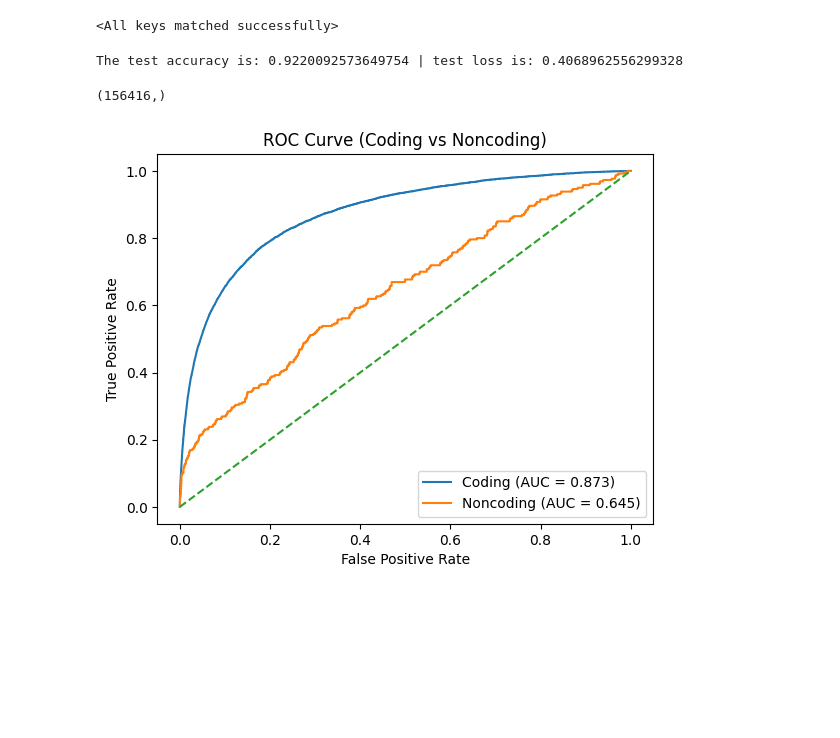
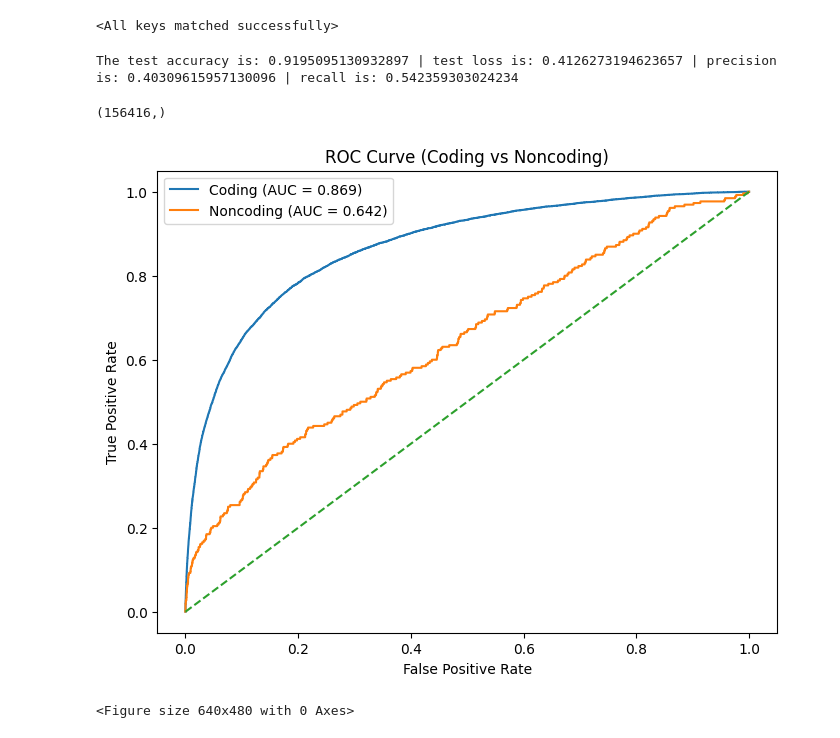
Before and after one commit to Anskira/Predicting-the-pathogenecity-of-genetic-variants, a Jupyter notebook: Notebooks/model_training.ipynb, the cells around one changed output. Saved outputs shown, nothing was run; the diff lists cells and outputs as text; code cells hidden in the pictures; blank space fills up the shorter version.

```diff
--- a/Notebooks/model_training.ipynb
+++ b/Notebooks/model_training.ipynb
@@ -288,0 +342,16 @@ train_result.to_csv('train_results.csv')
+# %%
+train_result.drop(columns={'Unnamed: 0'}, inplace=True)
+# %%
+#plotting loss curve for training
+
+x = np.arange(1,36)
+y = train_result['loss']
+
+plt.figure(figsize=(8,6))
+plt.xlabel('epochs')
+plt.ylabel('loss')
+plt.title('Loss curve')
+plt.xticks(np.arange(1,36,1))
+plt.plot(x, y, label='Loss curve')
+plt.show()
+plt.savefig('plots/Train loss curve_2.png')
@@ -289,6 +361,6 @@ train_result.to_csv('train_results.csv')
 # %%
 #Load the saved model weights
-path = '/blue/egn6933/apatil2/model_checkpoints/complex_model/model_epoch_20.pt'
+path = '/blue/egn6933/apatil2/model_checkpoints/complex_model_2/model_epoch_35.pt'
 
 checkpoint = torch.load(path)
 # %%
@@ -308,6 +380,9 @@ correct_samples = 0
 with torch.no_grad():
 
     test_loss = 0.0
+    total_true_positive = 0.0
+    total_false_positive = 0.0
+    total_false_negative = 0.0
     for X, y in test_loader:
         # print(X.shape, y.shape)
         X = X.squeeze().to(device)
@@ -325,9 +400,22 @@ with torch.no_grad():
         correct_samples+=correct
         test_samples+=total
 
-    print(f'The test accuracy is: {correct_samples/test_samples} | test loss is: {test_loss/len(test_loader)}')
+        true_positive, false_positive = compute_precision(outputs, y)
+        total_true_positive += true_positive
+        total_false_positive += false_positive
+
+        false_negative = compute_recall(outputs, y)
+        total_false_negative += false_negative
+        # total
+
+    val_acc = correct_samples/test_samples
+    val_loss = test_loss/len(test_loader)
+    val_precision = total_true_positive/(total_true_positive+total_false_positive)
+    val_recall = total_true_positive/(total_true_positive+total_false_negative)
+
+    print(f'The test accuracy is: {val_acc} | test loss is: {val_loss} | precision is: {val_precision} | recall is: {val_recall}')
 # %% [output]
-The test accuracy is: 0.9220092573649754 | test loss is: 0.4068962556299328
+The test accuracy is: 0.9195095130932897 | test loss is: 0.4126273194623657 | precision is: 0.40309615957130096 | recall is: 0.542359303024234
 # %%
 y_true = np.array(true_labels)
 y_probs = np.array(predictions)
@@ -351,18 +439,20 @@ auc_nc = auc(fpr_nc, tpr_nc)
 # %%
 import matplotlib.pyplot as plt
 
-plt.figure()
+plt.figure(figsize=(8, 6))
 
 plt.plot(fpr_c, tpr_c, label=f'Coding (AUC = {auc_c:.3f})')
 plt.plot(fpr_nc, tpr_nc, label=f'Noncoding (AUC = {auc_nc:.3f})')
 
 plt.plot([0,1], [0,1], linestyle='--')  # random baseline
 
 plt.xlabel("False Positive Rate")
 plt.ylabel("True Positive Rate")
 plt.title("ROC Curve (Coding vs Noncoding)")
 plt.legend()
 
 plt.show()
+plt.savefig('plots/Regionic_ROC_2.png')
 # %% [output]
-[figure, old version]
+[figure, new version]
+<Figure size 640x480 with 0 Axes>
```
Also changed, not shown: parts of 8 cells of this notebook.
